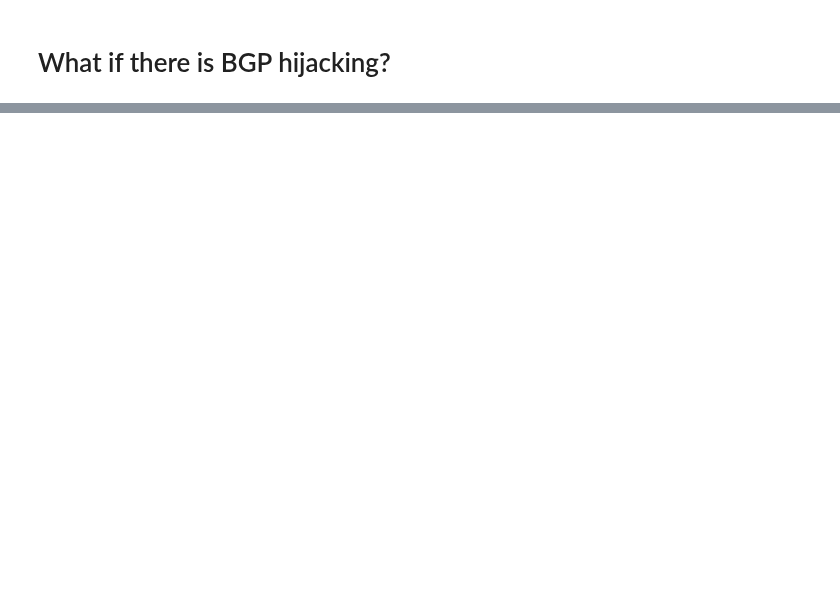
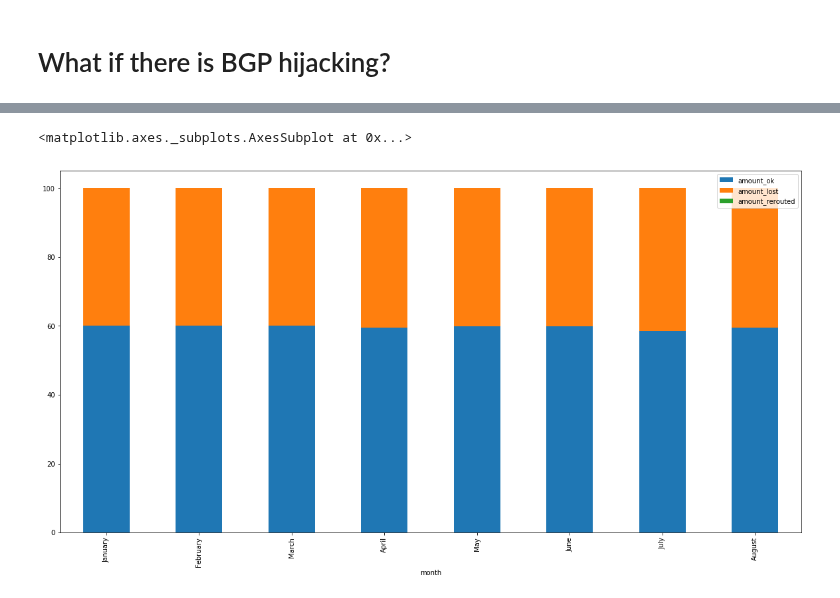
Before and after one commit to dedis/student_19_ripple-partition, a Jupyter notebook: find_match.ipynb, the cells around one changed output, grey strips where cells are left out. Saved outputs shown, nothing was run; the diff lists cells and outputs as text; code cells hidden in the pictures; blank space fills up the shorter version.

```diff
--- a/find_match.ipynb
+++ b/find_match.ipynb
@@ -108,0 +121,31 @@ hijack_result.sort_values(by='amount_rerouted',ascending=False).head(150).plot.b
+# %%
+def generate_top(as_list, result_list):
+    df_top_5 = pd.DataFrame(columns=['amount_ok','amount_lost','amount_rerouted','month'])
+
+    months = ['January','February','March','April','May','June','July','August']
+    for i in range(len(result_list)):
+        r = remove_list[i]
+        m = months[i]
+        t = transactions_list[i]
+        to_add = r[r.index.isin(as_list)].reset_index()
+        to_add['month'] = m
+
+        percent = 100/len(as_list)
+        to_add['amount_ok'] = to_add['amount_ok'].apply(lambda x: x*percent/t['amount'].sum())
+        to_add['amount_lost'] = to_add['amount_lost'].apply(lambda x: x*percent/t['amount'].sum())
+        to_add['amount_rerouted'] = to_add['amount_rerouted'].apply(lambda x: x*percent/t['amount'].sum())
+        df_top_5 = df_top_5.append(to_add, sort=False)
+
+    df_top_5 = df_top_5[['amount_ok','amount_lost','amount_rerouted','month']]
+    df_top_5 = df_top_5.groupby('month').agg({'amount_ok':'sum','amount_lost':'sum','amount_rerouted':'sum'})
+    df_top_5 = df_top_5.reindex(months)
+
+    return df_top_5
+# %%
+top_5 = remove_result.sort_values(by='amount_lost',ascending=False).head(5).index.astype(str)
+
+df_top_5 = generate_top(top_5, remove_list)
+df_top_5.plot.bar(stacked=True,figsize=(20,10))
+# %% [output]
+<matplotlib.axes._subplots.AxesSubplot at 0x...>
+[figure, added]
```
Also changed, not shown: parts of 11 cells of this notebook.
